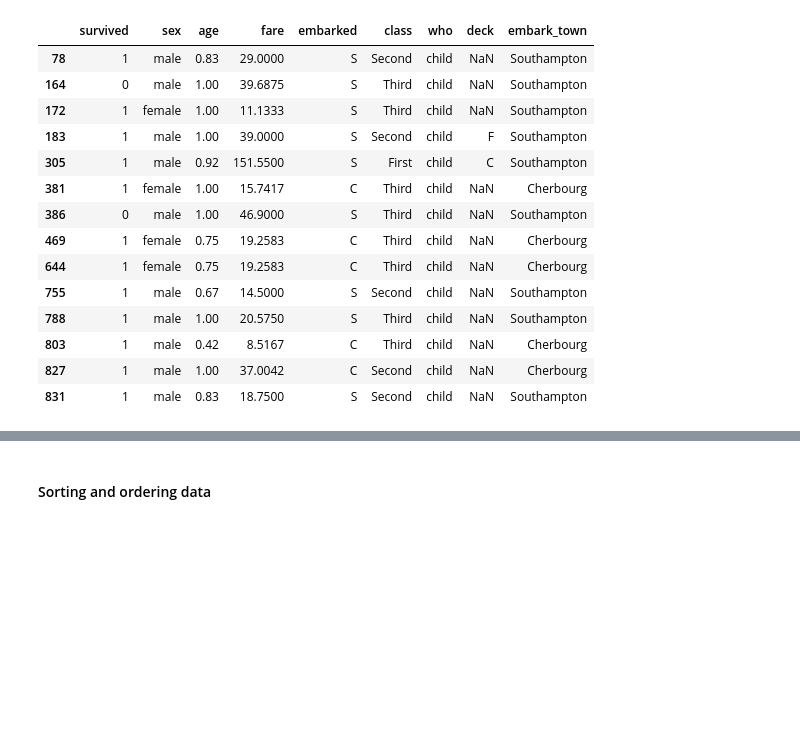
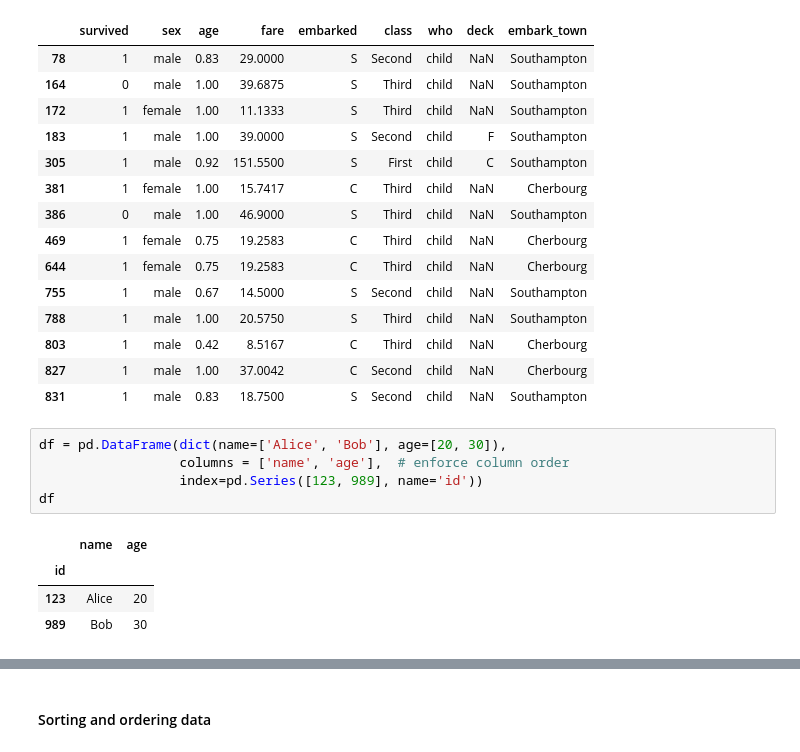
Before and after one commit to berkeley-stat159-f17/stat159-f17, a Jupyter notebook: lectures/12-data-intro.ipynb, the cells around one changed output, grey strips where cells are left out. Saved outputs shown, nothing was run; the diff lists cells and outputs as text; blank space fills up the shorter version.

```diff
--- a/lectures/12-data-intro.ipynb
+++ b/lectures/12-data-intro.ipynb
@@ -445,3 +485,13 @@ titanic[titanic.age < 2]
 | 803 | 1 | male | 0.42 | 8.5167 | C | Third | child | NaN | Cherbourg |
 | 827 | 1 | male | 1.00 | 37.0042 | C | Second | child | NaN | Cherbourg |
 | 831 | 1 | male | 0.83 | 18.7500 | S | Second | child | NaN | Southampton |
+# %%
+df = pd.DataFrame(dict(name=['Alice', 'Bob'], age=[20, 30]),
+                  columns = ['name', 'age'],  # enforce column order
+                  index=pd.Series([123, 989], name='id'))
+df
+# %% [output]
+|  | name | age |
+| id |  |  |
+| 123 | Alice | 20 |
+| 989 | Bob | 30 |
```
Also changed, not shown: parts of 24 cells of this notebook.
